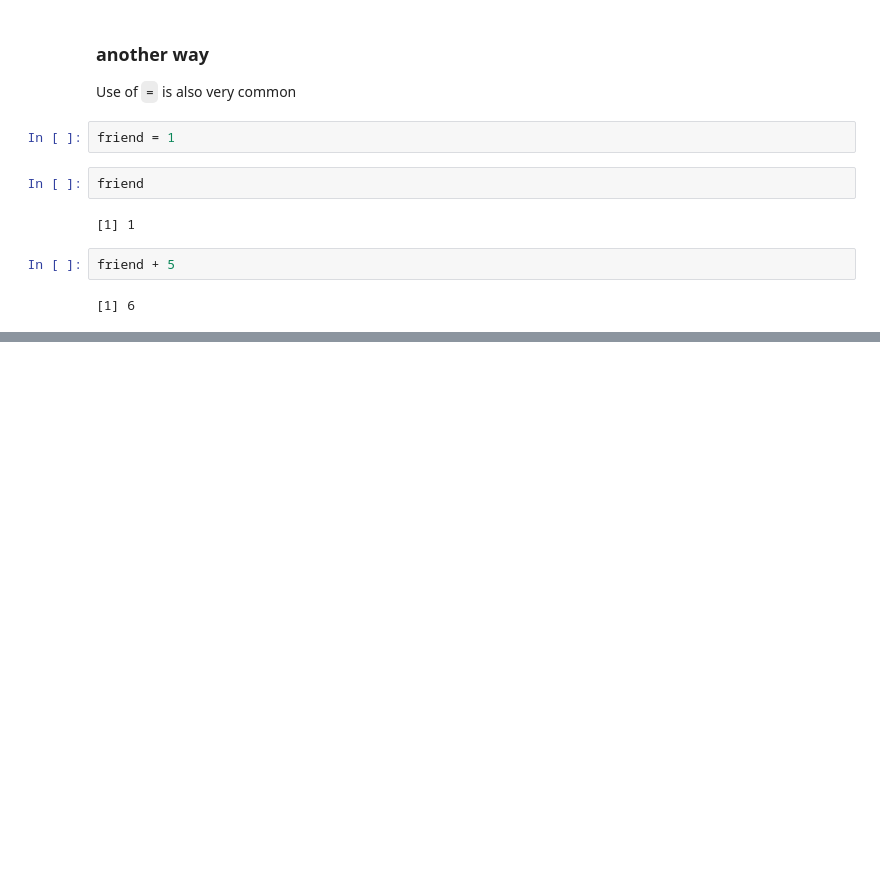
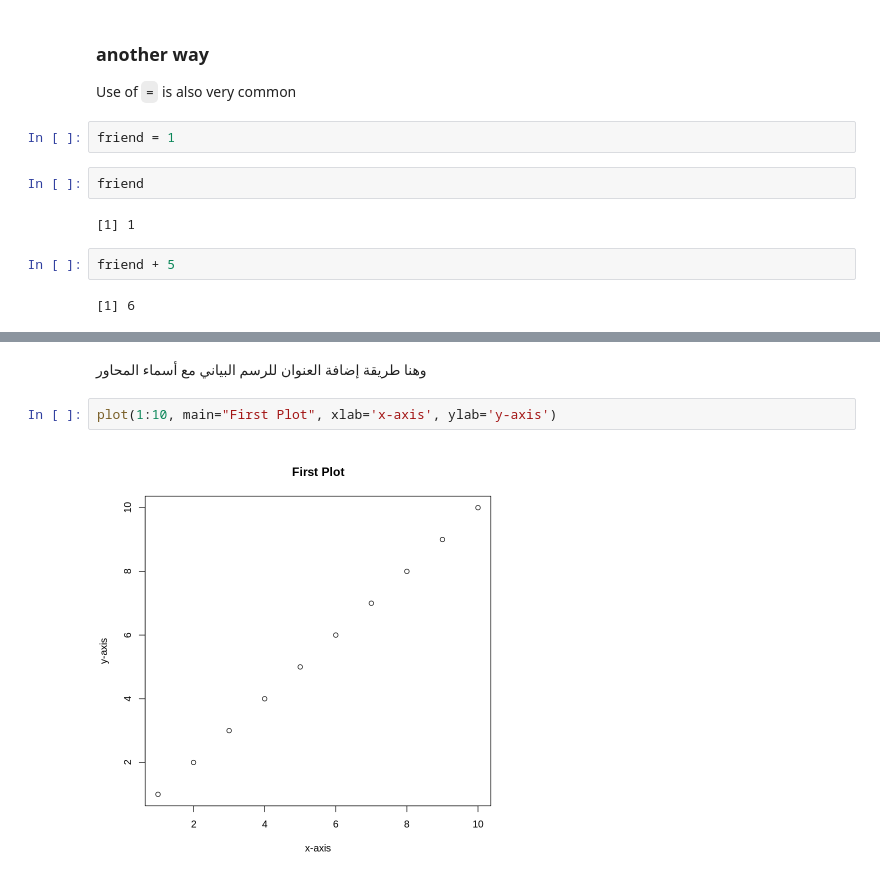
Before and after one commit to JBadawood/R_Language, a Jupyter notebook: The_R_Language.ipynb, the cells around one changed output, grey strips where cells are left out. Saved outputs shown, nothing was run; the diff lists cells and outputs as text; blank space fills up the shorter version.

```diff
--- a/The_R_Language.ipynb
+++ b/The_R_Language.ipynb
@@ -116,0 +156,6 @@ friend + 5
+# %% [markdown]
+وهنا طريقة إضافة العنوان للرسم البياني مع أسماء المحاور
+# %%
+plot(1:10, main="First Plot", xlab='x-axis', ylab='y-axis')
+# %% [output]
+[figure, added]
```
Also changed, not shown: parts of 15 cells of this notebook.
